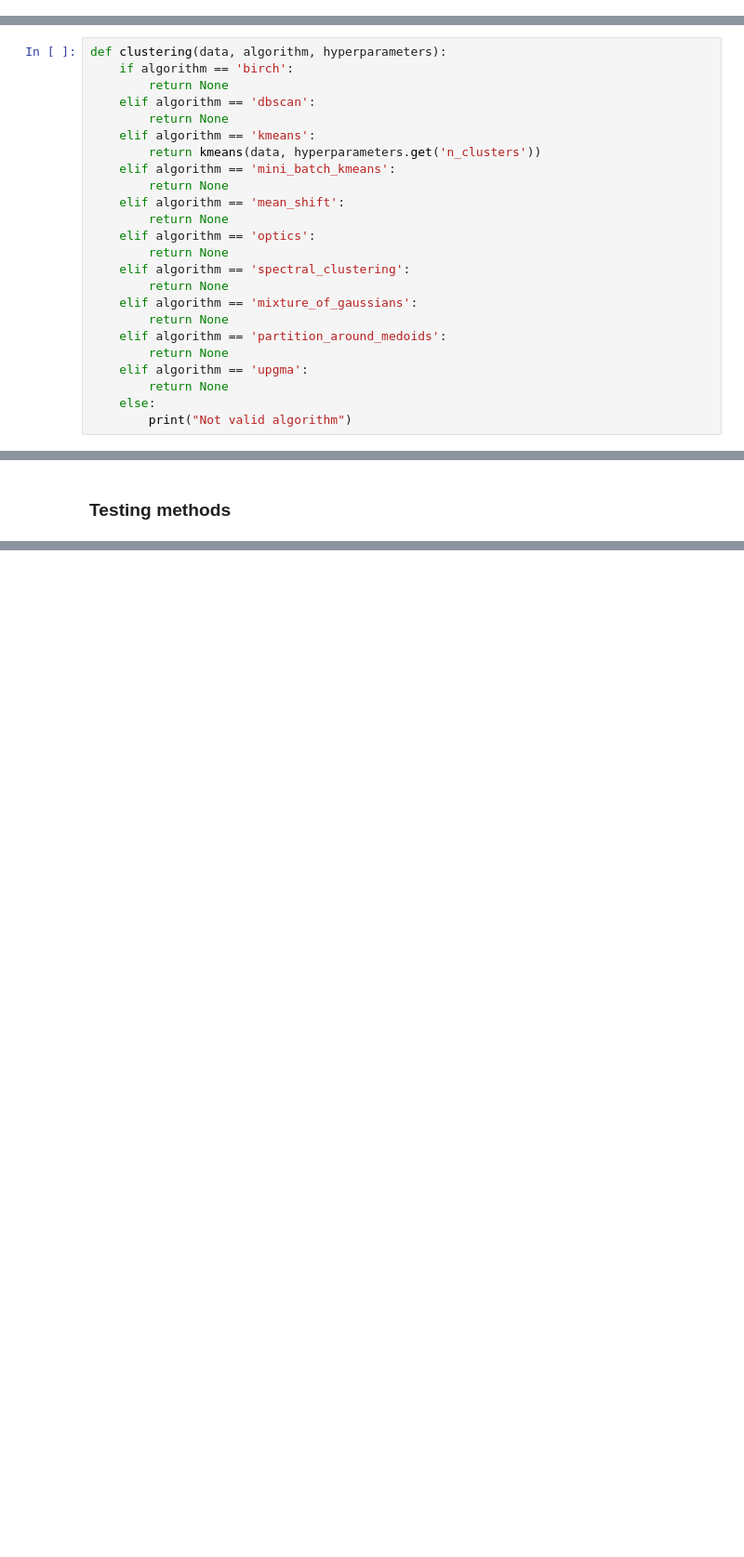
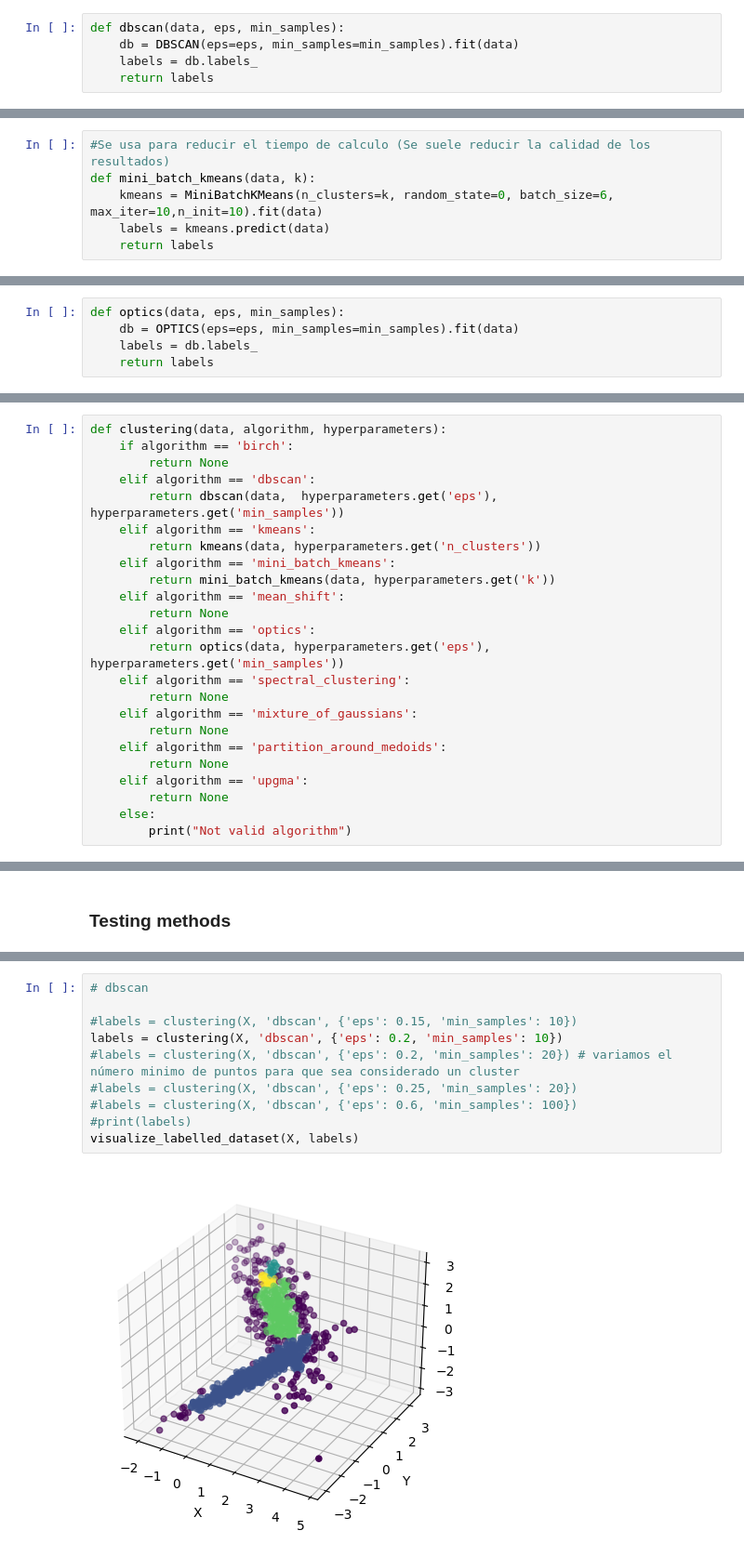
Before and after one commit to alvgonfri/clustering_algorithms, a Jupyter notebook: clustering_algorithms.ipynb, the cells around one changed output, grey strips where cells are left out. Shown: that part at 93% size. Drawn from its saved outputs; the diff is of its cells as text; blank space fills up the shorter version.

```diff
--- a/clustering_algorithms.ipynb
+++ b/clustering_algorithms.ipynb
@@ -45,0 +52,5 @@ def kmeans(data, k):
+# %%
+def dbscan(data, eps, min_samples):
+    db = DBSCAN(eps=eps, min_samples=min_samples).fit(data)
+    labels = db.labels_
+    return labels
@@ -45,0 +59,6 @@ def kmeans(data, k):
+# %%
+#Se usa para reducir el tiempo de calculo (Se suele reducir la calidad de los resultados)
+def mini_batch_kmeans(data, k):
+    kmeans = MiniBatchKMeans(n_clusters=k, random_state=0, batch_size=6, max_iter=10,n_init=10).fit(data)
+    labels = kmeans.predict(data)
+    return labels
@@ -46,3 +67,8 @@ def kmeans(data, k):
+# %%
+def optics(data, eps, min_samples):
+    db = OPTICS(eps=eps, min_samples=min_samples).fit(data)
+    labels = db.labels_
+    return labels
 # %% [markdown]
 ### Clustering method
 # %%
@@ -50,15 +76,15 @@ def clustering(data, algorithm, hyperparameters):
     if algorithm == 'birch':
         return None
     elif algorithm == 'dbscan':
-        return None
+        return dbscan(data,  hyperparameters.get('eps'),  hyperparameters.get('min_samples'))
     elif algorithm == 'kmeans':
         return kmeans(data, hyperparameters.get('n_clusters'))
     elif algorithm == 'mini_batch_kmeans':
-        return None
+        return mini_batch_kmeans(data, hyperparameters.get('k'))
     elif algorithm == 'mean_shift':
         return None
     elif algorithm == 'optics':
-        return None
+        return optics(data, hyperparameters.get('eps'),  hyperparameters.get('min_samples'))
     elif algorithm == 'spectral_clustering':
         return None
     elif algorithm == 'mixture_of_gaussians':
@@ -120,0 +134,12 @@ visualize_labelled_dataset(X, labels)
+# %%
+# dbscan
+
+#labels = clustering(X, 'dbscan', {'eps': 0.15, 'min_samples': 10})
+labels = clustering(X, 'dbscan', {'eps': 0.2, 'min_samples': 10})
+#labels = clustering(X, 'dbscan', {'eps': 0.2, 'min_samples': 20}) # variamos el número minimo de puntos para que sea considerado un cluster
+#labels = clustering(X, 'dbscan', {'eps': 0.25, 'min_samples': 20})
+#labels = clustering(X, 'dbscan', {'eps': 0.6, 'min_samples': 100})
+#print(labels)
+visualize_labelled_dataset(X, labels)
+# %% [output]
+[figure, added]
```
Also changed, not shown: parts of 11 cells of this notebook.
